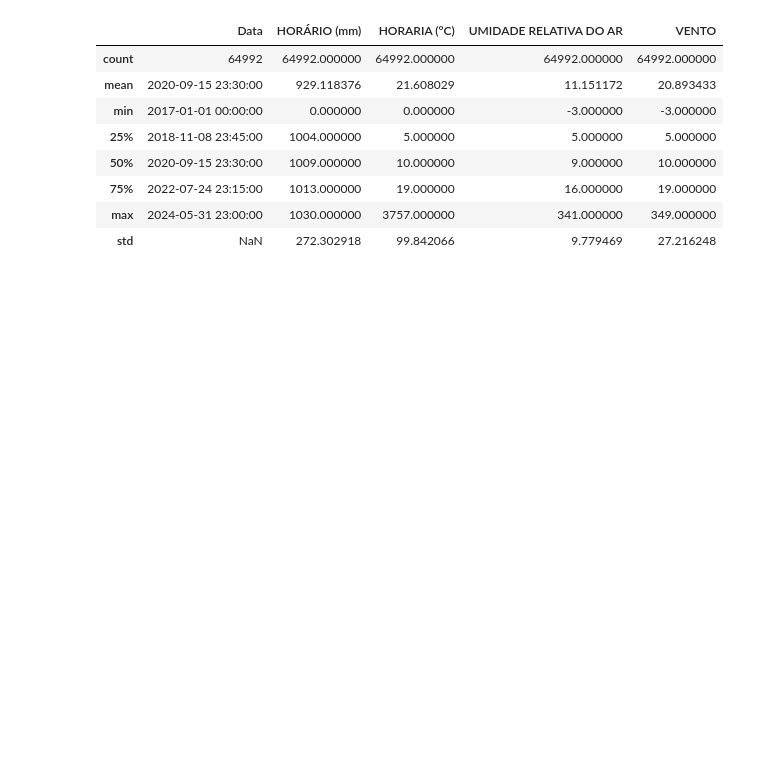
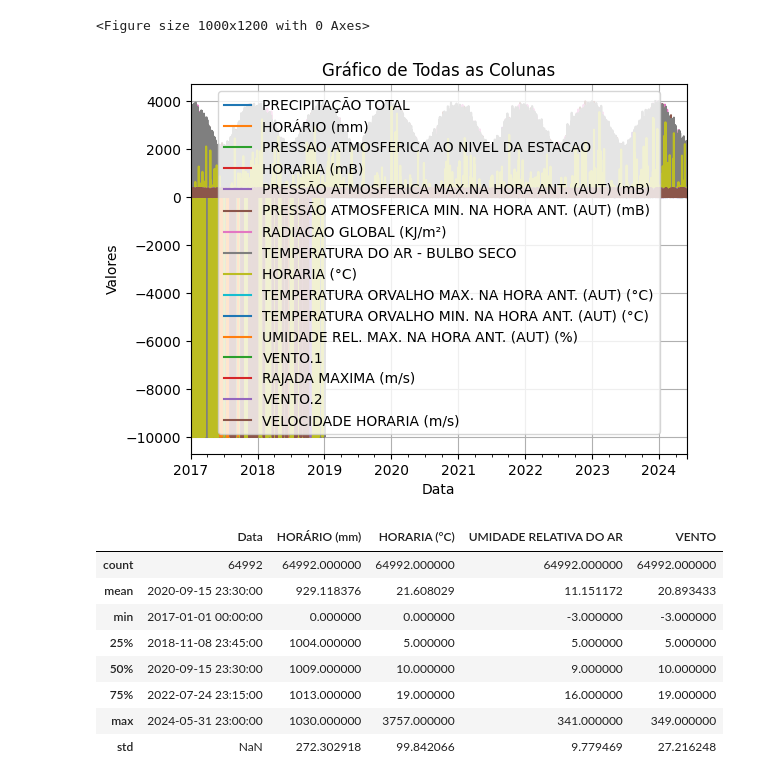
Before and after one commit to craudinmoreira/ML-TCC-Claudio-Moreira, a Jupyter notebook: concat.ipynb, the cells around one changed output. Saved outputs shown, nothing was run; the diff lists cells and outputs as text; code cells hidden in the pictures; blank space fills up the shorter version.

```diff
--- a/concat.ipynb
+++ b/concat.ipynb
@@ -1,6 +1,7 @@
 # %%
 import pandas as pd
 import os
+import matplotlib.pyplot as plt
 
-clima_poa = pd.read_excel('DATA_POA.xlsx')
+clima_poa = pd.read_excel('RIVER_data/DATA_POA.xlsx')
 pd.set_option('future.no_silent_downcasting', True)
@@ -7,3 +96,19 @@ pd.set_option('future.no_silent_downcasting', True)
+# %%
+plt.figure(figsize=(10, 12))  # Definir o tamanho da figura
+clima_poa.plot()  # Plotar todas as colunas numéricas
+
+# Personalizar o gráfico
+plt.title('Gráfico de Todas as Colunas')
+plt.xlabel('Data')
+plt.ylabel('Valores')
+# plt.legend(clima_poa.columns, title='Colunas')  # Usar nomes das colunas como legenda
+plt.grid(True)
+
+# Exibir o gráfico
+plt.show()
+# %% [output]
+<Figure size 1000x1200 with 0 Axes>
+[figure, added]
 # %%
 clima_poa = clima_poa.replace(-9999, 0)
 clima_poa = clima_poa.replace('-', 0)
```
Also changed, not shown: parts of 6 cells of this notebook, 10 other files.
